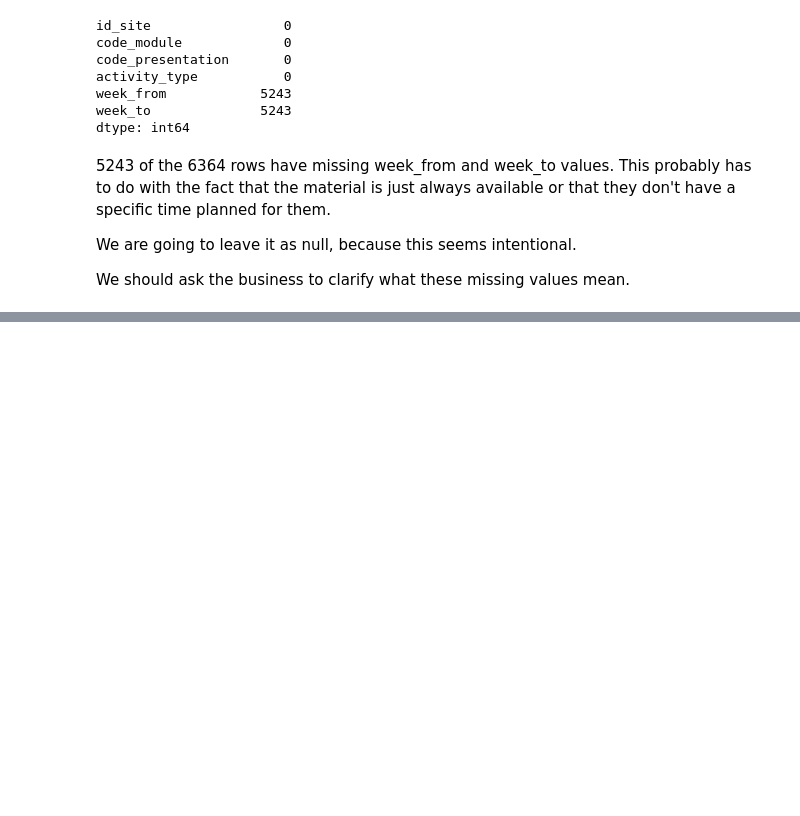
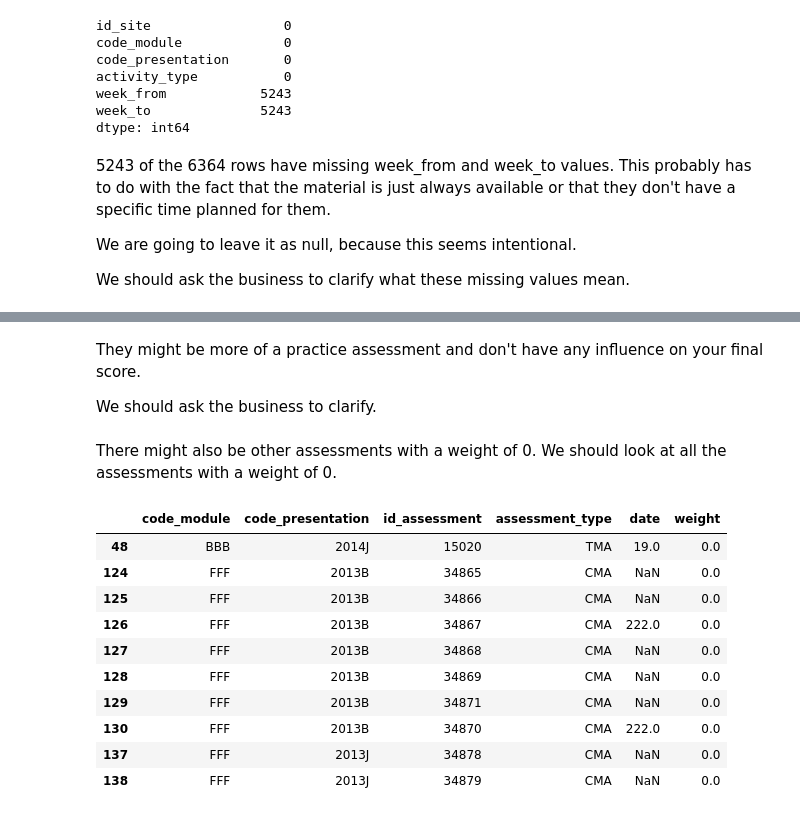
Before and after one commit to randmon/ucll_ti_data_and_ai_group_assignments, a Jupyter notebook: Assignment 2/assignment2.ipynb, the cells around one changed output, grey strips where cells are left out. Drawn from its saved outputs; the diff is of its cells as text; code cells hidden in the pictures; blank space fills up the shorter version.

```diff
--- a/Assignment 2/assignment2.ipynb
+++ b/Assignment 2/assignment2.ipynb
@@ -434,0 +484,20 @@ We should ask the business to clarify what these missing values mean.
+# %% [markdown]
+They might be more of a practice assessment and don't have any influence on your final score.
+
+We should ask the business to clarify.
+# %% [markdown]
+There might also be other assessments with a weight of 0. We should look at all the assessments with a weight of 0.
+# %%
+assessments_df[assessments_df["weight"] == 0].head(10)
+# %% [output]
+|  | code_module | code_presentation | id_assessment | assessment_type | date | weight |
+| 48 | BBB | 2014J | 15020 | TMA | 19.0 | 0.0 |
+| 124 | FFF | 2013B | 34865 | CMA | NaN | 0.0 |
+| 125 | FFF | 2013B | 34866 | CMA | NaN | 0.0 |
+| 126 | FFF | 2013B | 34867 | CMA | 222.0 | 0.0 |
+| 127 | FFF | 2013B | 34868 | CMA | NaN | 0.0 |
+| 128 | FFF | 2013B | 34869 | CMA | NaN | 0.0 |
+| 129 | FFF | 2013B | 34871 | CMA | NaN | 0.0 |
+| 130 | FFF | 2013B | 34870 | CMA | 222.0 | 0.0 |
+| 137 | FFF | 2013J | 34878 | CMA | NaN | 0.0 |
+| 138 | FFF | 2013J | 34879 | CMA | NaN | 0.0 |
```
Also changed, not shown: parts of 11 cells of this notebook.
